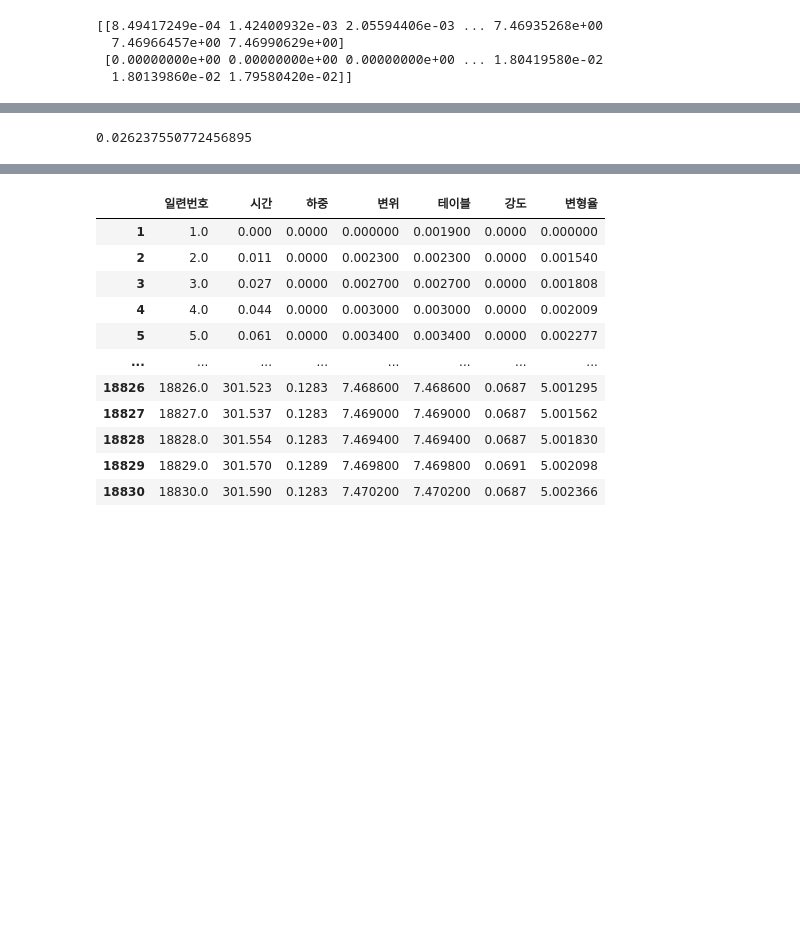
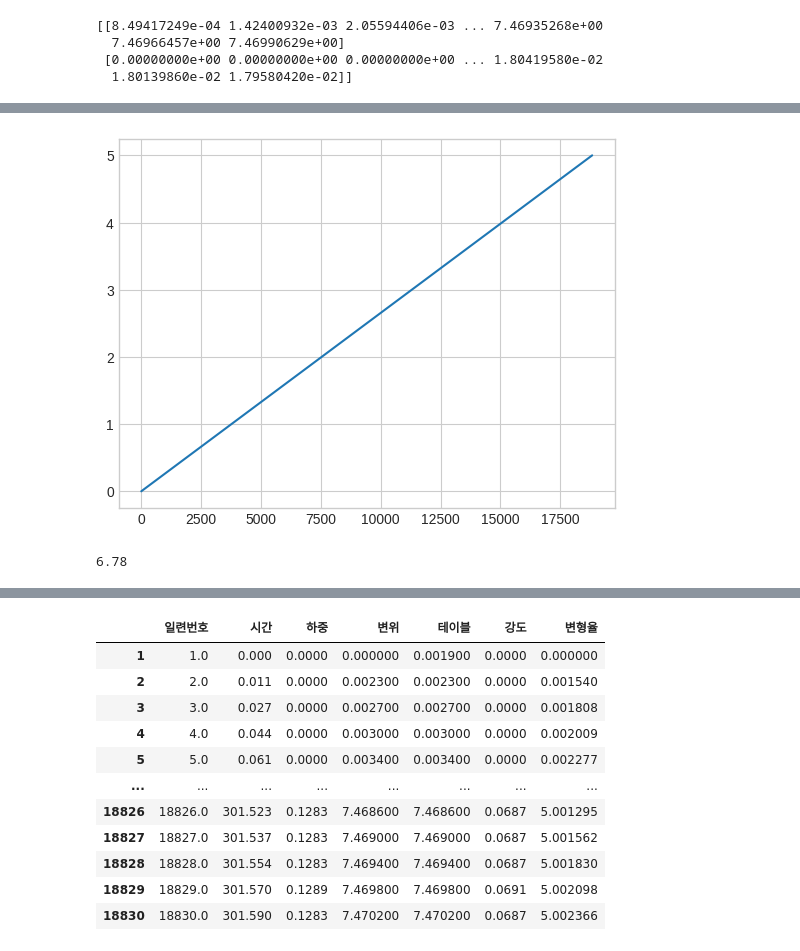
Before and after one commit to imrealhelper/Aerospace_experiment_2, a Jupyter notebook: 3점굽힘시험_plot.ipynb, the cells around one changed output, grey strips where cells are left out. Drawn from its saved outputs; the diff is of its cells as text; code cells hidden in the pictures; blank space fills up the shorter version.

```diff
--- a/3점굽힘시험_plot.ipynb
+++ b/3점굽힘시험_plot.ipynb
@@ -323,0 +506,5 @@ D = 7.4667 #최대 처짐률
+# %%
+plt.plot(df1["변형율"].astype(float))
+plt.show()
+# %% [output]
+[figure, added]
@@ -324,4 +519,4 @@ D = 7.4667 #최대 처짐률
 # %%
-print(m)
+print(D_break)  #
 # %% [output]
-0.026237550772456895
+6.78
```
Also changed, not shown: parts of 34 cells of this notebook.
